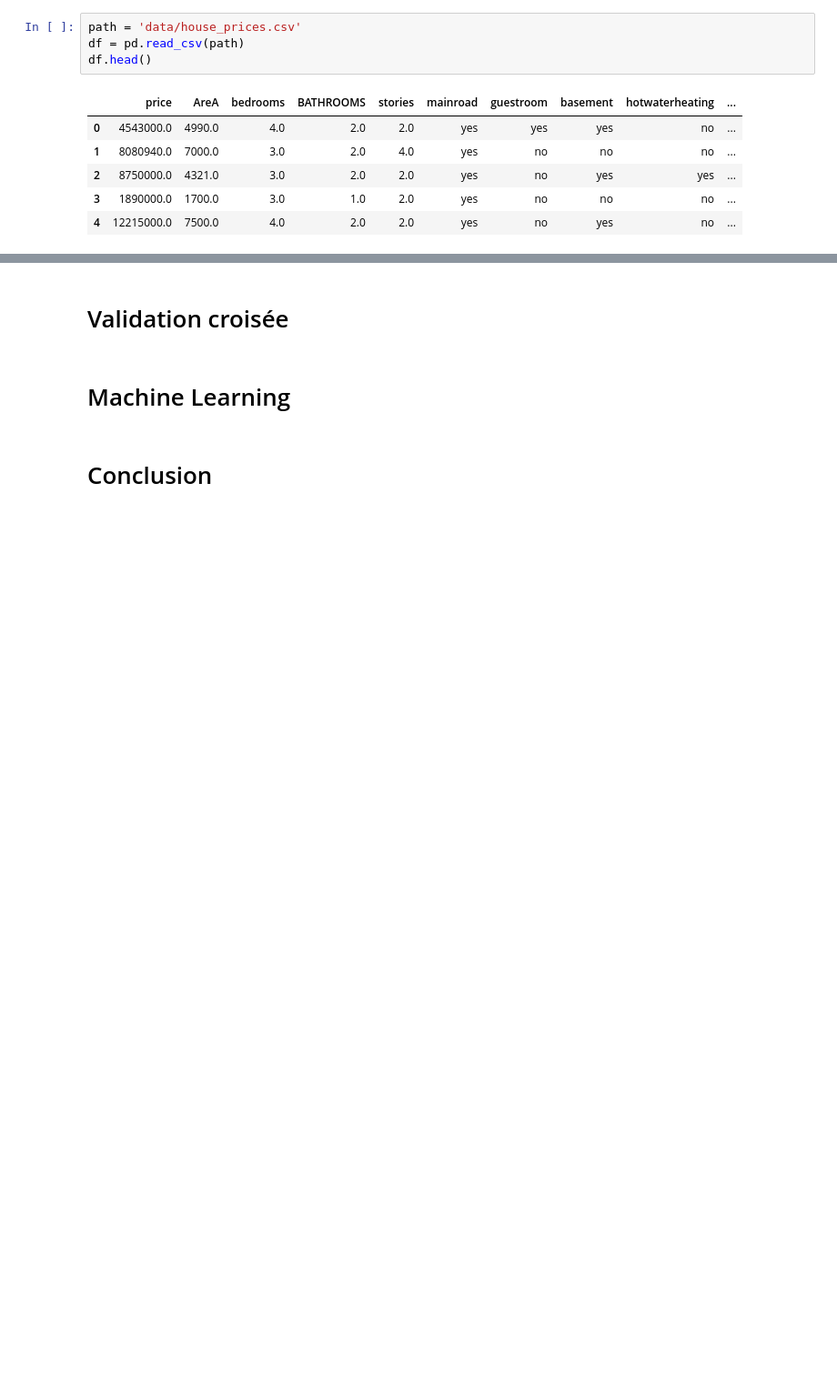
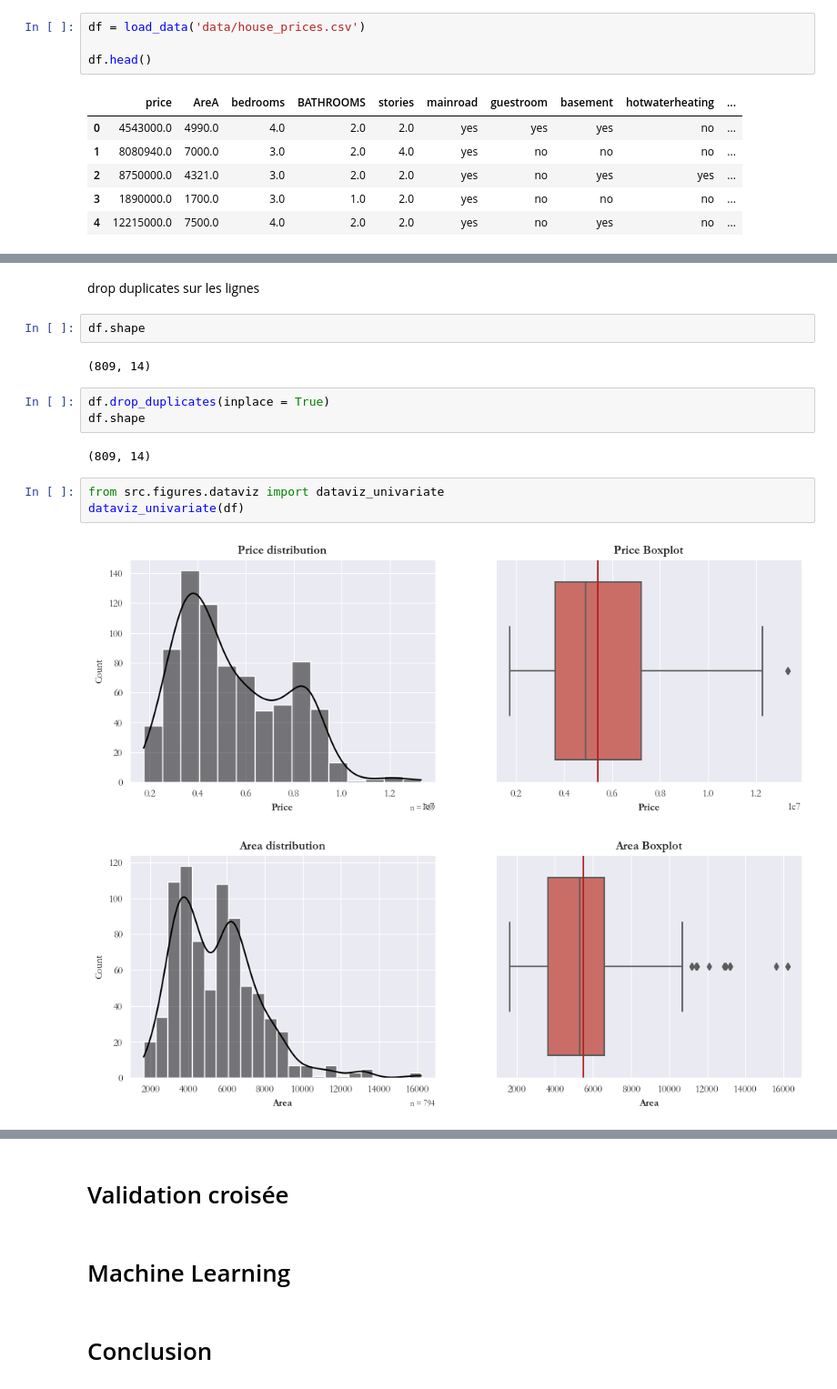
Before and after one commit to ThibaudGENEL/HousingPrice, a Jupyter notebook: notebook.ipynb, the cells around one changed output, grey strips where cells are left out. Shown at 91% size. Saved outputs shown, nothing was run; the diff lists cells and outputs as text; blank space fills up the shorter version.

Commit message:
Adding formatting and dataviz to main notebook

```diff
--- a/notebook.ipynb
+++ b/notebook.ipynb
@@ -22,8 +29,8 @@ print(TEST_RATIO, SEED)
 # %% [markdown]
 # EDA
 # %%
-path = 'data/house_prices.csv'
-df = pd.read_csv(path)
+df = load_data('data/house_prices.csv')
+
 df.head()
 # %% [output]
 |  | price | AreA | bedrooms | BATHROOMS | stories | mainroad | guestroom | basement | hotwaterheating | ... |
@@ -37,0 +53,17 @@ for col in [col for col in df.columns if df[col].dtype == "object"] :
+# %% [markdown]
+drop duplicates sur les lignes
+# %%
+df.shape
+# %% [output]
+(809, 14)
+# %%
+df.drop_duplicates(inplace = True)
+df.shape
+# %% [output]
+(809, 14)
+# %%
+from src.figures.dataviz import dataviz_univariate
+dataviz_univariate(df)
+# %% [output]
+[figure, added]
+[figure, added]
```
Also changed, not shown: parts of 8 cells of this notebook, 2 other files.
